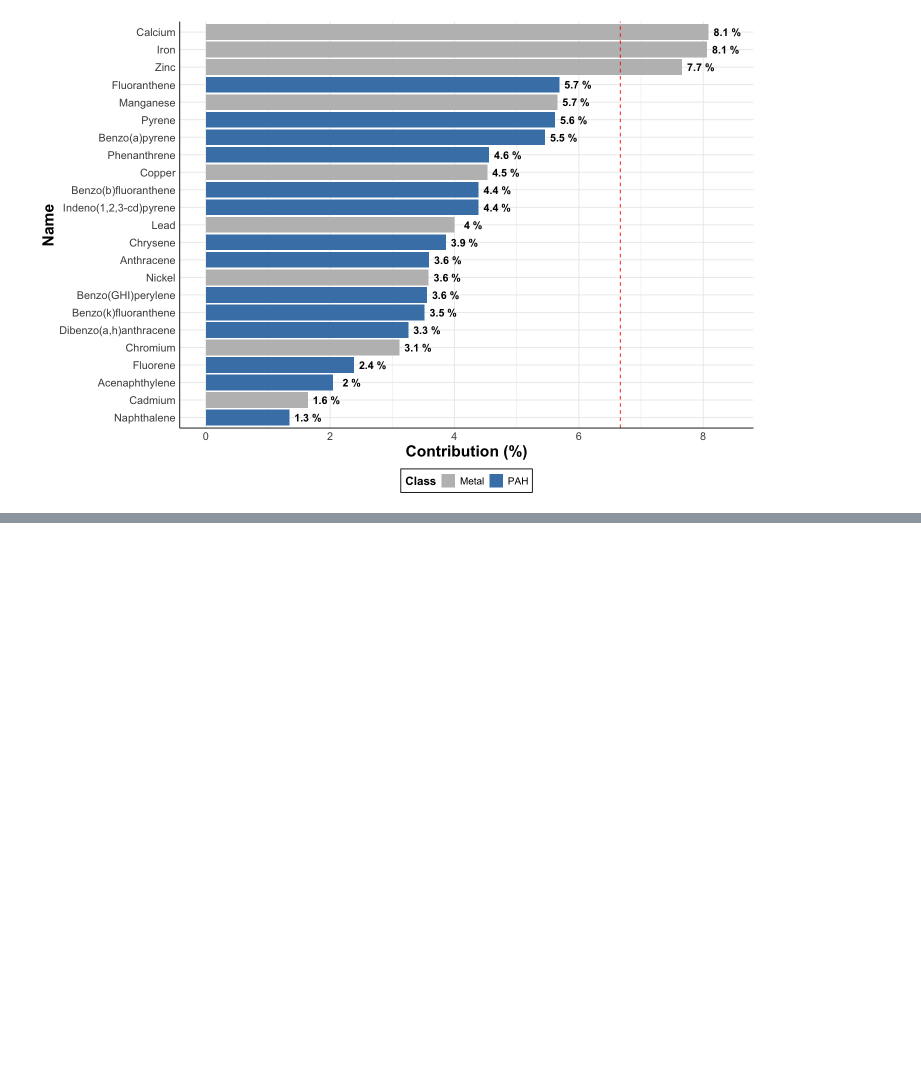
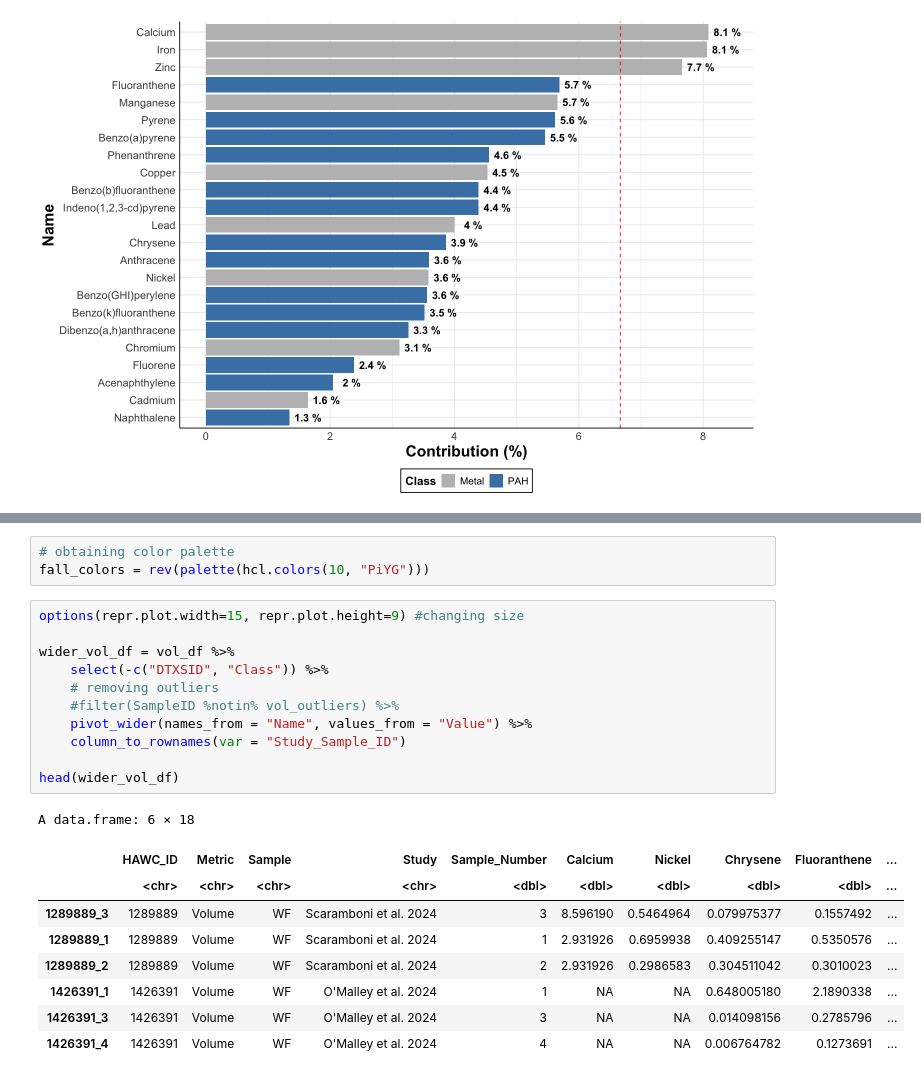
Before and after one commit to UNC-CEMALB/P1015.-Wildfire_Suffcient_Similiarity, a Jupyter notebook: 2. Cluster Analysis/PCoA.ipynb, the cells around one changed output, grey strips where cells are left out. Saved outputs shown, nothing was run; the diff lists cells and outputs as text; blank space fills up the shorter version.

```diff
--- a/2. Cluster Analysis/PCoA.ipynb
+++ b/2. Cluster Analysis/PCoA.ipynb
@@ -550,0 +585,24 @@ Next: something that analyses all the metadata too
+# %%
+# obtaining color palette
+fall_colors = rev(palette(hcl.colors(10, "PiYG")))
+# %%
+options(repr.plot.width=15, repr.plot.height=9) #changing size
+
+wider_vol_df = vol_df %>%
+    select(-c("DTXSID", "Class")) %>%
+    # removing outliers
+    #filter(SampleID %notin% vol_outliers) %>%
+    pivot_wider(names_from = "Name", values_from = "Value") %>%
+    column_to_rownames(var = "Study_Sample_ID")
+
+head(wider_vol_df)
+# %% [output]
+A data.frame: 6 × 18
+|  | HAWC_ID | Metric | Sample | Study | Sample_Number | Calcium | Nickel | Chrysene | Fluoranthene | ... |
+|  | <chr> | <chr> | <chr> | <chr> | <dbl> | <dbl> | <dbl> | <dbl> | <dbl> | ... |
+| 1289889_3 | 1289889 | Volume | WF | Scaramboni et al. 2024 | 3 | 8.596190 | 0.5464964 | 0.079975377 | 0.1557492 | ... |
+| 1289889_1 | 1289889 | Volume | WF | Scaramboni et al. 2024 | 1 | 2.931926 | 0.6959938 | 0.409255147 | 0.5350576 | ... |
+| 1289889_2 | 1289889 | Volume | WF | Scaramboni et al. 2024 | 2 | 2.931926 | 0.2986583 | 0.304511042 | 0.3010023 | ... |
+| 1426391_1 | 1426391 | Volume | WF | O'Malley et al. 2024 | 1 | NA | NA | 0.648005180 | 2.1890338 | ... |
+| 1426391_3 | 1426391 | Volume | WF | O'Malley et al. 2024 | 3 | NA | NA | 0.014098156 | 0.2785796 | ... |
+| 1426391_4 | 1426391 | Volume | WF | O'Malley et al. 2024 | 4 | NA | NA | 0.006764782 | 0.1273691 | ... |
```
Also changed, not shown: parts of 14 cells of this notebook.
